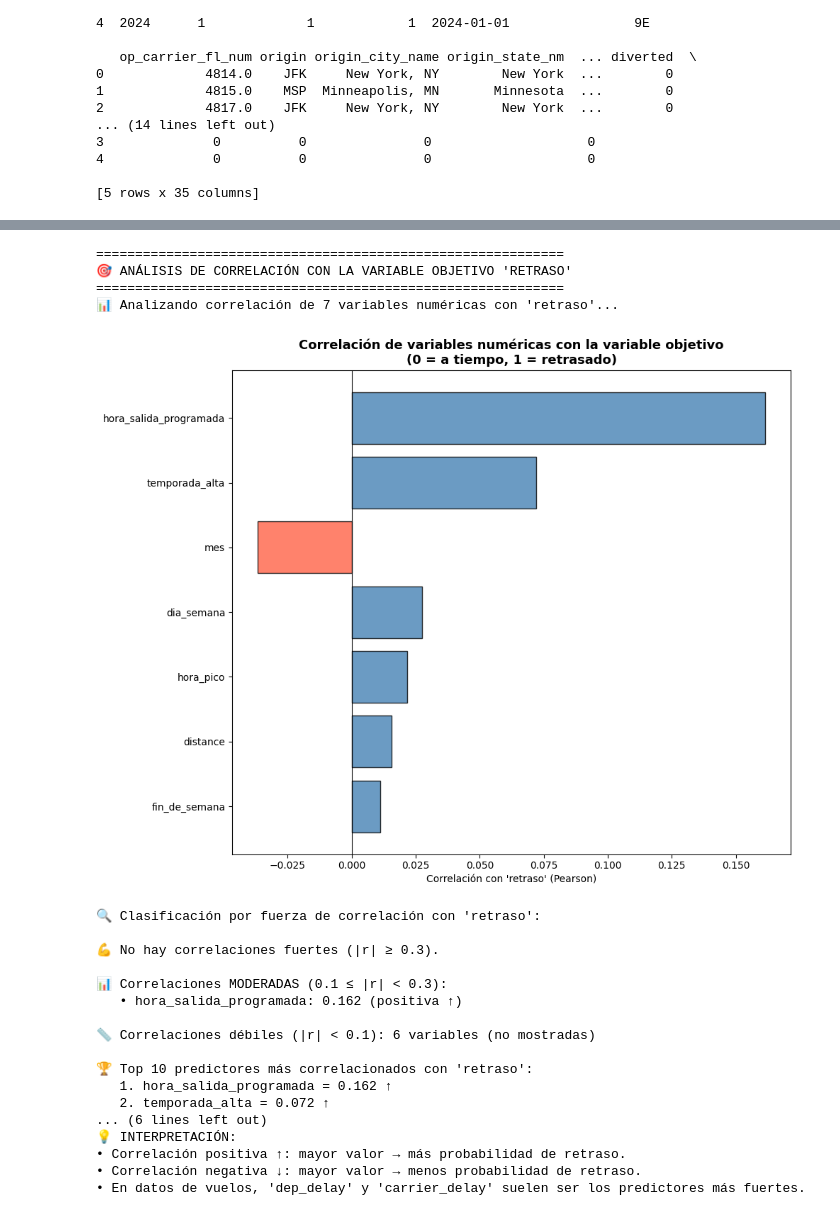
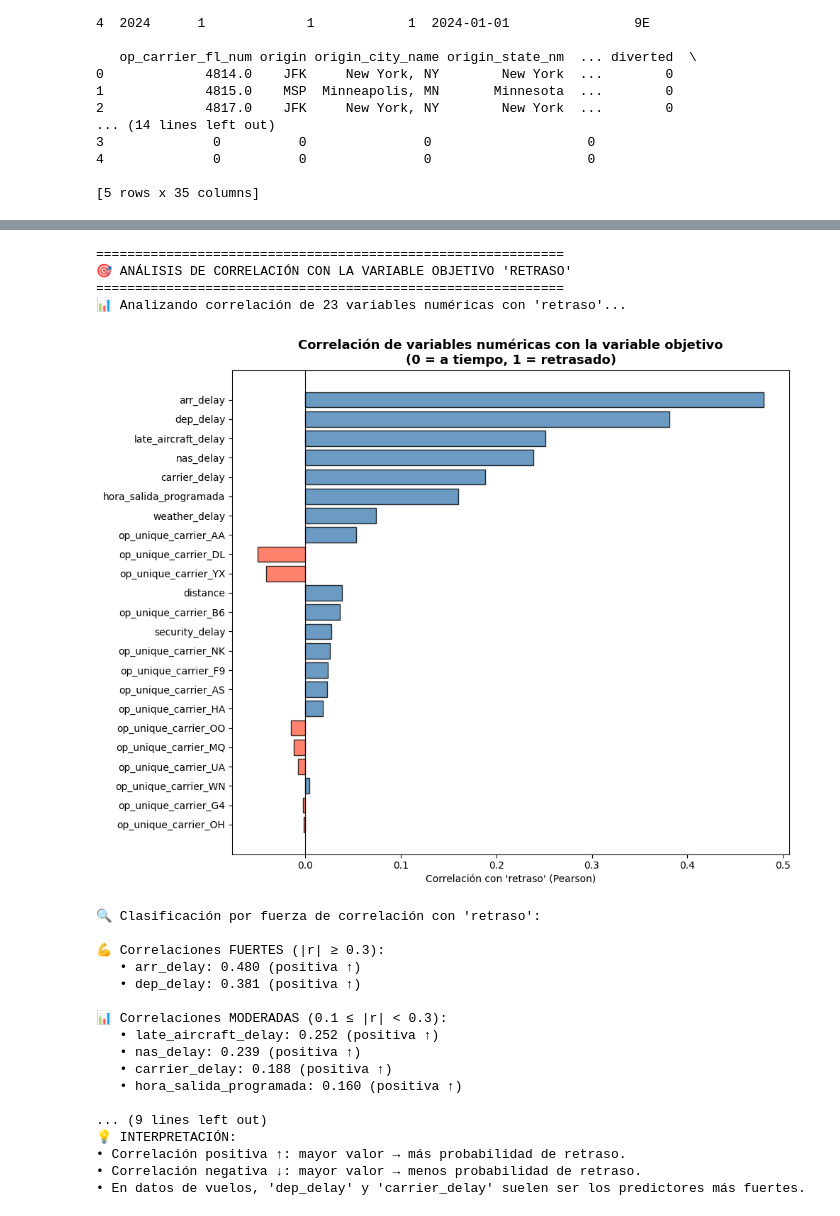
Before and after one commit to JAG-91/Flights-on-time, a Jupyter notebook: Flights_On_Time_Data_Science.ipynb, the cells around one changed output, grey strips where cells are left out. Cells and saved outputs as stored; diff of their text form; code cells hidden in the pictures.

```diff
--- a/Flights_On_Time_Data_Science.ipynb
+++ b/Flights_On_Time_Data_Science.ipynb
@@ -60,7 +60,7 @@ from kagglehub import KaggleDatasetAdapter
 file_path = "flight_data_2024.csv"
 
 # Load the latest version
-df = kagglehub.load_dataset(
+df_base = kagglehub.load_dataset(
   KaggleDatasetAdapter.PANDAS,
   "hrishitpatil/flight-data-2024",
   file_path,
@@ -70,7 +70,7 @@ df = kagglehub.load_dataset(
   # https://github.com/Kaggle/kagglehub/blob/main/README.md#kaggledatasetadapterpandas
 )
 
-print("First 5 records:", df.head())
+print("First 5 records:", df_base.head())
 # %% [output]
 Using Colab cache for faster access to the 'flight-data-2024' dataset.
 First 5 records:    year  month  day_of_month  day_of_week     fl_date op_unique_carrier  \
@@ -89,3 +89,8 @@ First 5 records:    year  month  day_of_month  day_of_week     fl_date op_unique
 4              0          0               0                    0
 
 [5 rows x 35 columns]
+# %%
+df= df_base[df_base['month'].isin([2, 8])]
+
+# Mostrar el resultado
+df.head()
@@ -266,8 +261,8 @@ for col in categorical_cols:
     print(f"   • {col}: {n_unique:,} valores únicos")
 
 # === DEFINIR LÍMITE PARA ONE-HOT ===
-# Solo aplicar one-hot a variables con <= 10 categorías (ajustable)
-LIMITE_CARDINALIDAD = 10
+# Solo aplicar one-hot a variables con <= 20 categorías (ajustable)
+LIMITE_CARDINALIDAD = 20
 
 cols_onehot = [col for col, n in cardinalidad.items() if n <= LIMITE_CARDINALIDAD]
 cols_no_onehot = [col for col, n in cardinalidad.items() if n > LIMITE_CARDINALIDAD]
@@ -290,7 +285,7 @@ try:
         df_encoded = pd.get_dummies(
             df_para_encoding,
             columns=cols_onehot,
-            drop_first=False,
+            drop_first=True,
             dtype='int8'  # Usa menos RAM
         )
         print(f"\n✅ One-Hot Encoding aplicado. Nuevas columnas: {len(df_encoded.columns) - len(df_para_encoding.columns)}")
@@ -319,11 +314,14 @@ except Exception as e:
 del df_para_encoding
 gc.collect()
 
-if 'df_encoded' in globals():
-    for col in df_encoded.columns:
-        print(f"'{col}',")
+# === REPORTAR USO DE RAM ===
+ram_mb = df_encoded.memory_usage(deep=True).sum() / 1024 / 1024
+print(f"\n💾 Uso estimado de RAM después del encoding: {ram_mb:.1f} MB ({ram_mb/1024:.2f} GB)")
+
+if ram_mb > 3000:
+    print("⚠️  Alerta: El dataset aún es grande. Considera muestreo antes del modelado.")
 else:
-    print("df_encoded no existe")
+    print("✅ Dataset listo para división train/test y modelado.")
 
 # Opcional: guardar referencia
 # df_final = df_encoded.copy()
@@ -702,51 +705,51 @@ try:
         for _, row in fuertes.iterrows():
             dir_txt = "positiva ↑" if row['correlacion'] > 0 else "negativa ↓"
             print(f"   • {row['variable']}: {row['correlacion']:.3f} ({dir_txt})")
     else:
         print("\n💪 No hay correlaciones fuertes (|r| ≥ 0.3).")
 
     if not moderadas.empty:
         print(f"\n📊 Correlaciones MODERADAS (0.1 ≤ |r| < 0.3):")
         for _, row in moderadas.iterrows():
             dir_txt = "positiva ↑" if row['correlacion'] > 0 else "negativa ↓"
             print(f"   • {row['variable']}: {row['correlacion']:.3f} ({dir_txt})")
 
     print(f"\n📏 Correlaciones débiles (|r| < 0.1): {len(debiles)} variables (no mostradas)")
 
-    # === TOP 10 VARIABLES MÁS CORRELACIONADAS ===
-    top5 = corr_df.head(10)
-    print(f"\n🏆 Top 10 predictores más correlacionados con 'retraso':")
+    # === TOP 5 VARIABLES MÁS CORRELACIONADAS ===
+    top5 = corr_df.head(5)
+    print(f"\n🏆 Top 5 predictores más correlacionados con 'retraso':")
     for i, (_, row) in enumerate(top5.iterrows(), 1):
         dir_emoji = "↑" if row['correlacion'] > 0 else "↓"
         print(f"   {i}. {row['variable']} = {row['correlacion']:.3f} {dir_emoji}")
 
     # === INTERPRETACIÓN ===
     print("\n" + "💡 INTERPRETACIÓN:")
     print("• Correlación positiva ↑: mayor valor → más probabilidad de retraso.")
     print("• Correlación negativa ↓: mayor valor → menos probabilidad de retraso.")
     print("• En datos de vuelos, 'dep_delay' y 'carrier_delay' suelen ser los predictores más fuertes.")
 
 except Exception as e:
     print(f"❌ Error en el análisis de correlación con la variable objetivo: {str(e)}")
 # %% [output]
 ============================================================
 🎯 ANÁLISIS DE CORRELACIÓN CON LA VARIABLE OBJETIVO 'RETRASO'
 ============================================================
-📊 Analizando correlación de 7 variables numéricas con 'retraso'...
+📊 Analizando correlación de 23 variables numéricas con 'retraso'...
-[figure, old version]
+[figure, new version]
 🔍 Clasificación por fuerza de correlación con 'retraso':
 
-💪 No hay correlaciones fuertes (|r| ≥ 0.3).
+💪 Correlaciones FUERTES (|r| ≥ 0.3):
+   • arr_delay: 0.480 (positiva ↑)
+   • dep_delay: 0.381 (positiva ↑)
 
 📊 Correlaciones MODERADAS (0.1 ≤ |r| < 0.3):
-   • hora_salida_programada: 0.162 (positiva ↑)
+   • late_aircraft_delay: 0.252 (positiva ↑)
+   • nas_delay: 0.239 (positiva ↑)
+   • carrier_delay: 0.188 (positiva ↑)
+   • hora_salida_programada: 0.160 (positiva ↑)
 
-📏 Correlaciones débiles (|r| < 0.1): 6 variables (no mostradas)
-
-🏆 Top 10 predictores más correlacionados con 'retraso':
-   1. hora_salida_programada = 0.162 ↑
-   2. temporada_alta = 0.072 ↑
-... (6 lines left out)
+... (9 lines left out)
 💡 INTERPRETACIÓN:
 • Correlación positiva ↑: mayor valor → más probabilidad de retraso.
 • Correlación negativa ↓: mayor valor → menos probabilidad de retraso.
```
Also changed, not shown: parts of 14 cells of this notebook.
